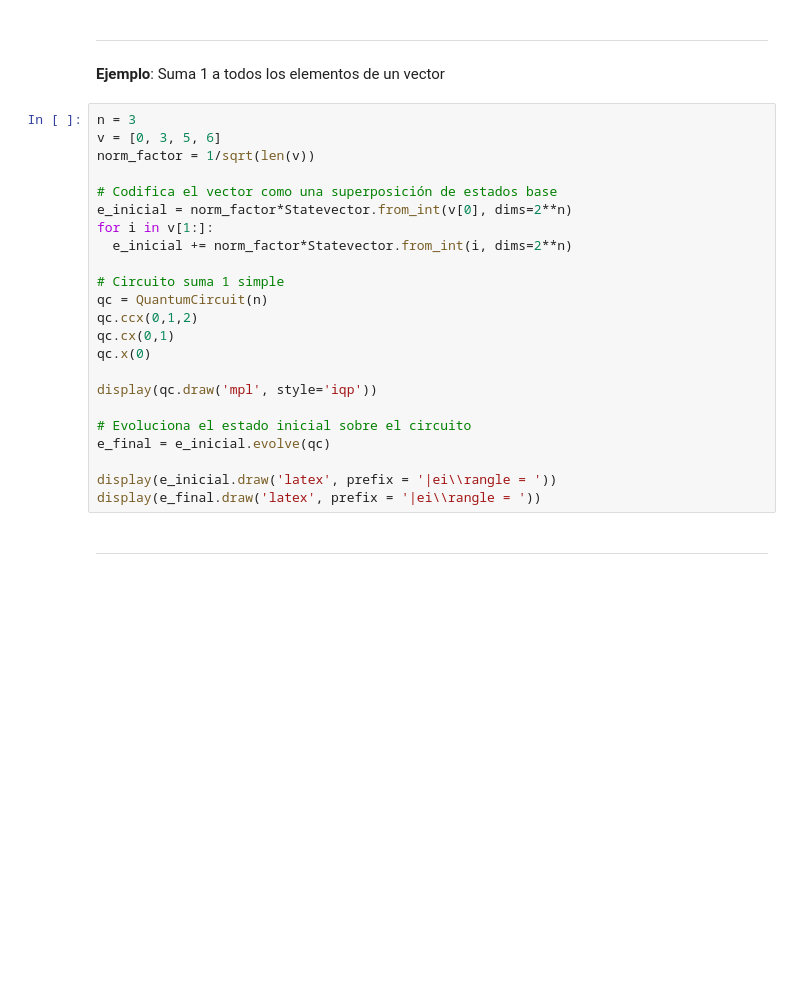
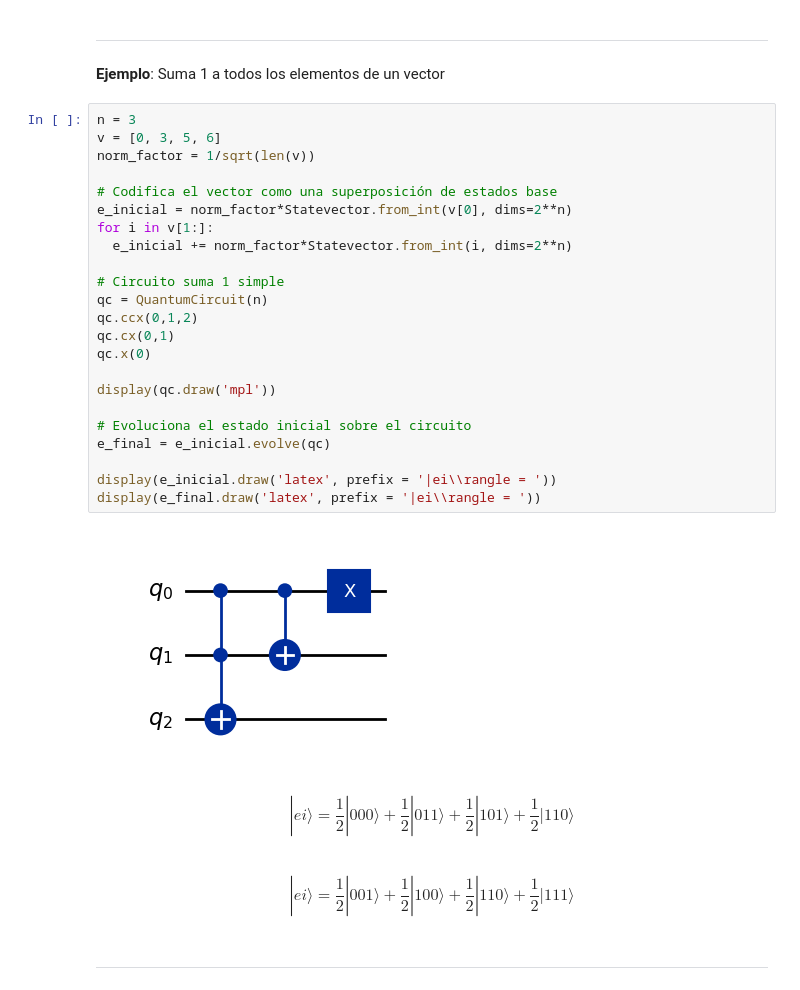
Before and after one commit to tarabelo/2024-VIU-Quantum, a Jupyter notebook: Algoritmos cuánticos clásicos.ipynb, the cells around one changed output. Cells and saved outputs as stored; diff of their text form; blank space fills up the shorter version.

```diff
--- a/Algoritmos cuánticos clásicos.ipynb
+++ b/Algoritmos cuánticos clásicos.ipynb
@@ -119,26 +127,30 @@ Realmente, este paralelismo no sirve de mucho, ya que al medir solo vamos a obte
 # %%
 n = 3
 v = [0, 3, 5, 6]
 norm_factor = 1/sqrt(len(v))
 
 # Codifica el vector como una superposición de estados base
 e_inicial = norm_factor*Statevector.from_int(v[0], dims=2**n)
 for i in v[1:]:
   e_inicial += norm_factor*Statevector.from_int(i, dims=2**n)
 
 # Circuito suma 1 simple
 qc = QuantumCircuit(n)
 qc.ccx(0,1,2)
 qc.cx(0,1)
 qc.x(0)
 
-display(qc.draw('mpl', style='iqp'))
+display(qc.draw('mpl'))
 
 # Evoluciona el estado inicial sobre el circuito
 e_final = e_inicial.evolve(qc)
 
 display(e_inicial.draw('latex', prefix = '|ei\\rangle = '))
 display(e_final.draw('latex', prefix = '|ei\\rangle = '))
+# %% [output]
+[figure, added]
+$$|ei\rangle = \frac{1}{2} |000\rangle+\frac{1}{2} |011\rangle+\frac{1}{2} |101\rangle+\frac{1}{2} |110\rangle$$
+$$|ei\rangle = \frac{1}{2} |001\rangle+\frac{1}{2} |100\rangle+\frac{1}{2} |110\rangle+\frac{1}{2} |111\rangle$$
 # %% [markdown]
 
 
```
Also changed, not shown: parts of 20 cells of this notebook.
